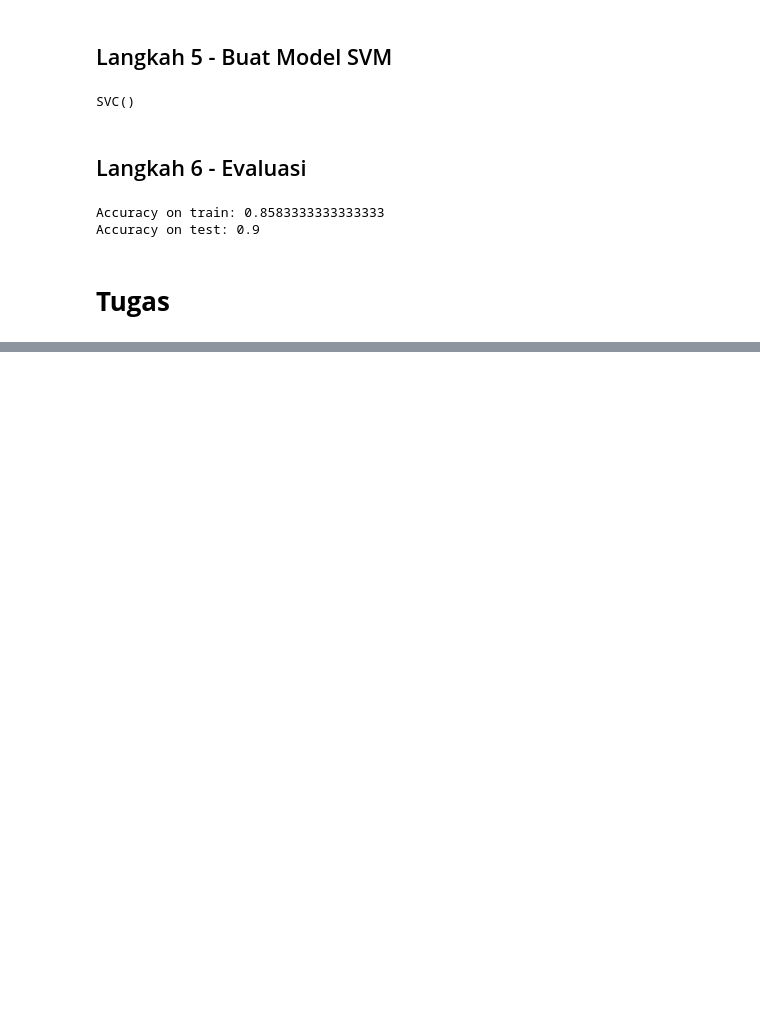
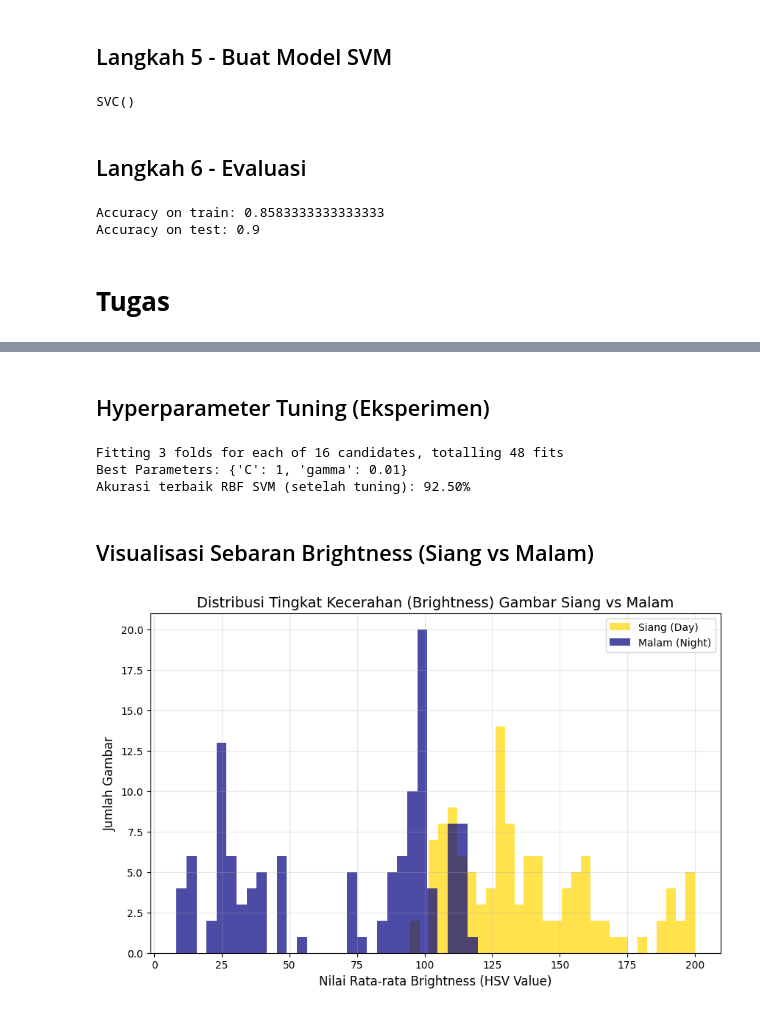
Before and after one commit to agungfradiansyah12/MesingLearning, a Jupyter notebook: jb10MesinLearningSVM.ipynb, the cells around one changed output, grey strips where cells are left out. Cells and saved outputs as stored; diff of their text form; code cells hidden in the pictures; blank space fills up the shorter version.

```diff
--- a/jb10MesinLearningSVM.ipynb
+++ b/jb10MesinLearningSVM.ipynb
@@ -703,0 +719,3 @@ Accuracy on test: 0.9
+# %%
+df = pd.read_csv('/content/drive/MyDrive/SMT5/MESIN/dataset/klasifikasi2/voice.csv')
+df.head()
@@ -703,0 +838,24 @@ Accuracy on test: 0.9
+# %%
+def avg_brightness(image):                             # hitung rata-rata tingkat kecerahan gambar
+    hsv = cv2.cvtColor(image, cv2.COLOR_RGB2HSV)       # ubah warna dari RGB ke HSV
+    return np.mean(hsv[:, :, 2])# ambil rata-rata channel V (Value) = brightness
+
+def extract_feature(img_list):  # ekstrak fitur brightness dari semua gambar
+    brightness = []      # daftar nilai kecerahan
+    labels = []# daftar label (day/night)
+    for img, label in img_list:
+        brightness.append(avg_brightness(img))         # simpan nilai brightness tiap gambar
+        labels.append(label)                           # simpan labelnya
+    df = pd.DataFrame({'brightness': brightness, 'label': labels})  # ubah ke DataFrame
+    return df # kembalikan tabel fitur dan label
+
+# Ekstraksi fitur
+train_df = extract_feature(train_std)# ekstraksi fitur dari data training
+test_df = extract_feature(test_std)# ekstraksi fitur dari data testing
+
+X_train = train_df[['brightness']]# variabel fitur (input)
+y_train = train_df['label']# variabel target (output)
+X_test = test_df[['brightness']]
+y_test = test_df['label']
+
+train_df.head()
@@ -703,0 +888,44 @@ Accuracy on test: 0.9
+# %% [markdown]
+## Hyperparameter Tuning (Eksperimen)
+# %%
+param_grid = {  # daftar kombinasi parameter yang akan diuji
+    'C': [0.1, 1, 10, 100], # parameter regularisasi SVM (semakin besar, semakin ketat)
+    'gamma': [1, 0.1, 0.01, 0.001] # parameter skala kernel RBF (mengatur seberapa jauh pengaruh data)
+}
+
+grid = GridSearchCV(SVC(kernel='rbf'), # gunakan model SVM dengan kernel RBF
+                    param_grid, # kombinasi parameter yang akan dicoba
+                    cv=3, # validasi silang 3-fold
+                    verbose=1) # tampilkan proses pencarian
+grid.fit(X_train, y_train) # latih model dengan semua kombinasi parameter
+
+print("Best Parameters:", grid.best_params_)    # tampilkan kombinasi parameter terbaik
+
+best_model = grid.best_estimator_               # ambil model terbaik hasil pencarian
+y_pred_best = best_model.predict(X_test)        # lakukan prediksi dengan model terbaik
+acc_best = accuracy_score(y_test, y_pred_best)  # hitung akurasi pada data testing
+print(f"Akurasi terbaik RBF SVM (setelah tuning): {acc_best*100:.2f}%")
+# %% [output]
+Fitting 3 folds for each of 16 candidates, totalling 48 fits
+Best Parameters: {'C': 1, 'gamma': 0.01}
+Akurasi terbaik RBF SVM (setelah tuning): 92.50%
+# %% [markdown]
+## Visualisasi Sebaran Brightness (Siang vs Malam)
+# %%
+import matplotlib.pyplot as plt
+
+# Pisahkan data siang dan malam
+day_brightness = train_df[train_df['label'] == 1]['brightness']
+night_brightness = train_df[train_df['label'] == 0]['brightness']
+
+plt.figure(figsize=(10,6))
+plt.hist(day_brightness, bins=30, alpha=0.7, label='Siang (Day)', color='gold')
+plt.hist(night_brightness, bins=30, alpha=0.7, label='Malam (Night)', color='navy')
+plt.title('Distribusi Tingkat Kecerahan (Brightness) Gambar Siang vs Malam', fontsize=14)
+plt.xlabel('Nilai Rata-rata Brightness (HSV Value)', fontsize=12)
+plt.ylabel('Jumlah Gambar', fontsize=12)
+plt.legend()
+plt.grid(alpha=0.3)
+plt.show()
+# %% [output]
+[figure, added]
```
Also changed, not shown: parts of 22 cells of this notebook.
